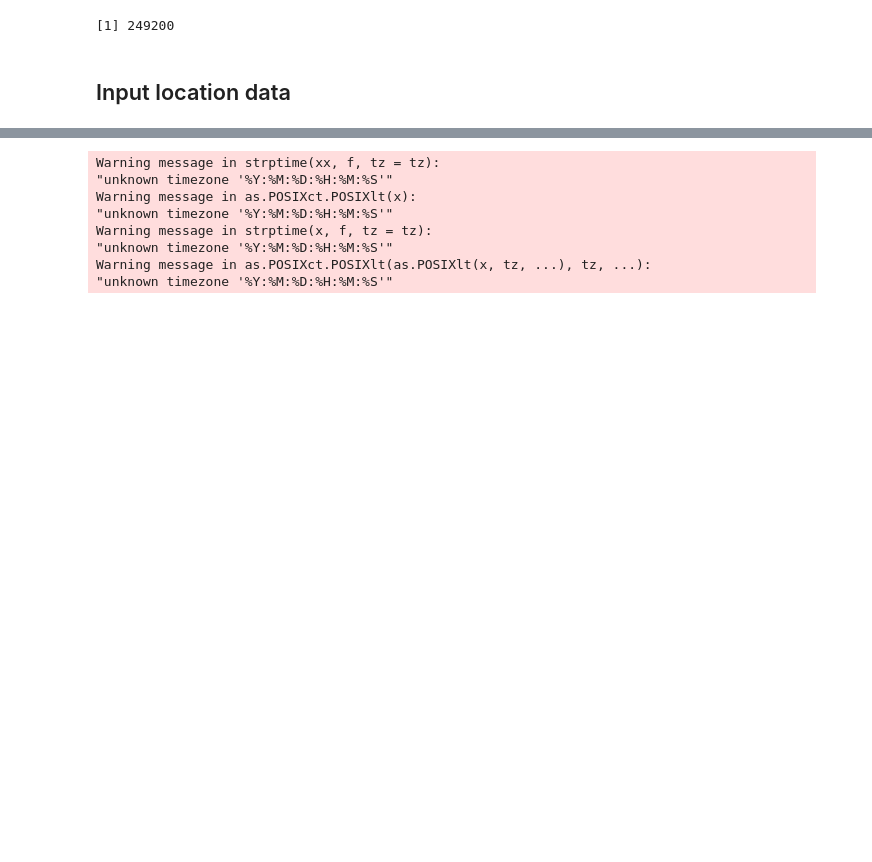
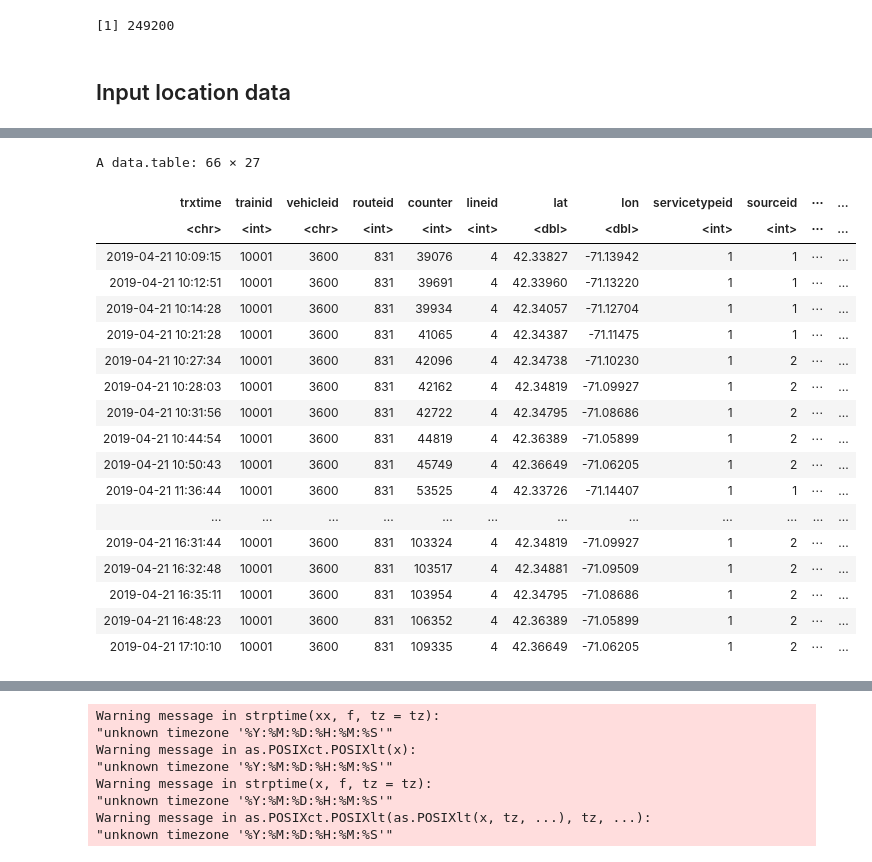
Before and after one commit to narslab/treem, a Jupyter notebook: bin/jupyter/vehicle-trajectory-computation-test.ipynb, the cells around one changed output, grey strips where cells are left out. Drawn from its saved outputs; the diff is of its cells as text; code cells hidden in the pictures; blank space fills up the shorter version.

```diff
--- a/bin/jupyter/vehicle-trajectory-computation-test.ipynb
+++ b/bin/jupyter/vehicle-trajectory-computation-test.ipynb
@@ -195,0 +178,22 @@ A data.table: 133 × 3
+# %%
+test[speed_kph >= 40 & trajid==5,]
+# %% [output]
+A data.table: 66 × 27
+| trxtime | trainid | vehicleid | routeid | counter | lineid | lat | lon | servicetypeid | sourceid | ⋯ | ... |
+| <chr> | <int> | <chr> | <int> | <int> | <int> | <dbl> | <dbl> | <int> | <int> | ⋯ | ... |
+| 2019-04-21 10:09:15 | 10001 | 3600 | 831 | 39076 | 4 | 42.33827 | -71.13942 | 1 | 1 | ⋯ | ... |
+| 2019-04-21 10:12:51 | 10001 | 3600 | 831 | 39691 | 4 | 42.33960 | -71.13220 | 1 | 1 | ⋯ | ... |
+| 2019-04-21 10:14:28 | 10001 | 3600 | 831 | 39934 | 4 | 42.34057 | -71.12704 | 1 | 1 | ⋯ | ... |
+| 2019-04-21 10:21:28 | 10001 | 3600 | 831 | 41065 | 4 | 42.34387 | -71.11475 | 1 | 1 | ⋯ | ... |
+| 2019-04-21 10:27:34 | 10001 | 3600 | 831 | 42096 | 4 | 42.34738 | -71.10230 | 1 | 2 | ⋯ | ... |
+| 2019-04-21 10:28:03 | 10001 | 3600 | 831 | 42162 | 4 | 42.34819 | -71.09927 | 1 | 2 | ⋯ | ... |
+| 2019-04-21 10:31:56 | 10001 | 3600 | 831 | 42722 | 4 | 42.34795 | -71.08686 | 1 | 2 | ⋯ | ... |
+| 2019-04-21 10:44:54 | 10001 | 3600 | 831 | 44819 | 4 | 42.36389 | -71.05899 | 1 | 2 | ⋯ | ... |
+| 2019-04-21 10:50:43 | 10001 | 3600 | 831 | 45749 | 4 | 42.36649 | -71.06205 | 1 | 2 | ⋯ | ... |
+| 2019-04-21 11:36:44 | 10001 | 3600 | 831 | 53525 | 4 | 42.33726 | -71.14407 | 1 | 1 | ⋯ | ... |
+| ... | ... | ... | ... | ... | ... | ... | ... | ... | ... | ... | ... |
+| 2019-04-21 16:31:44 | 10001 | 3600 | 831 | 103324 | 4 | 42.34819 | -71.09927 | 1 | 2 | ⋯ | ... |
+| 2019-04-21 16:32:48 | 10001 | 3600 | 831 | 103517 | 4 | 42.34881 | -71.09509 | 1 | 2 | ⋯ | ... |
+| 2019-04-21 16:35:11 | 10001 | 3600 | 831 | 103954 | 4 | 42.34795 | -71.08686 | 1 | 2 | ⋯ | ... |
+| 2019-04-21 16:48:23 | 10001 | 3600 | 831 | 106352 | 4 | 42.36389 | -71.05899 | 1 | 2 | ⋯ | ... |
+| 2019-04-21 17:10:10 | 10001 | 3600 | 831 | 109335 | 4 | 42.36649 | -71.06205 | 1 | 2 | ⋯ | ... |
```
Also changed, not shown: parts of 44 cells of this notebook.
